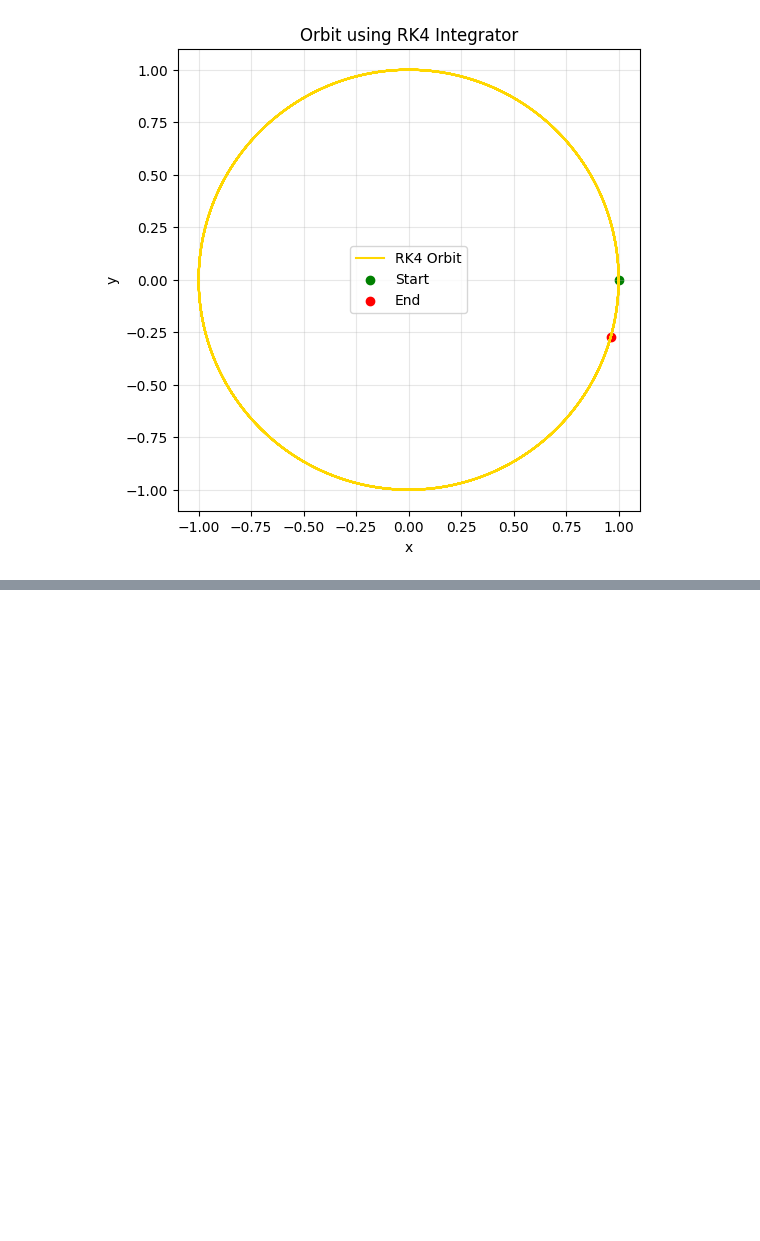
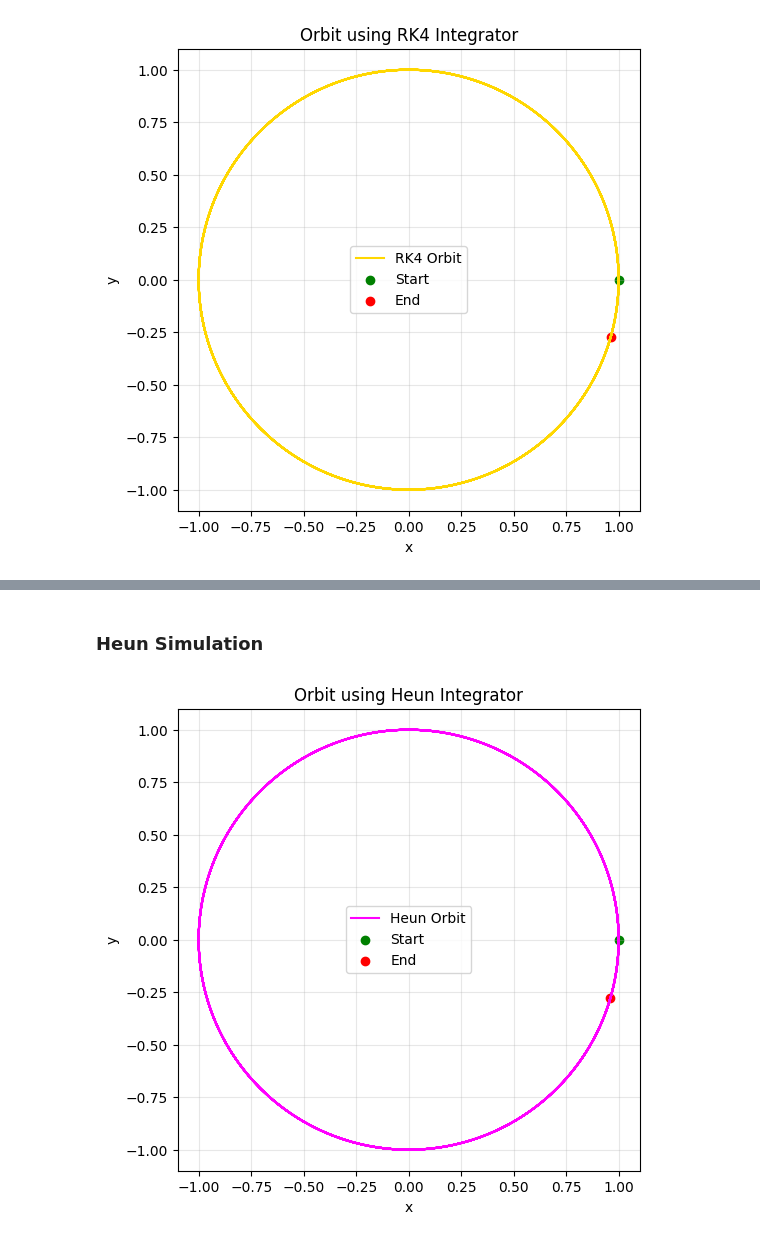
Before and after one commit to swayambel/orbital-integrator-stability, a Jupyter notebook: orbital_integrators.ipynb, the cells around one changed output, grey strips where cells are left out. Cells and saved outputs as stored; diff of their text form; code cells hidden in the pictures; blank space fills up the shorter version.

Commit message:
Simulating Heun integrator

```diff
--- a/orbital_integrators.ipynb
+++ b/orbital_integrators.ipynb
@@ -168,0 +183,52 @@ However, despite its accuracy, RK4 does not preserve the Hamiltonian structure o
+# %% [markdown]
+### Heun Simulation
+# %%
+state = np.array([1.0,0.0,0.0,1.0])
+
+trajectory_heun = []
+
+for _ in range(steps):
+
+    trajectory_heun.append(state[:2])
+
+    state = heun_step(state, dt)
+
+trajectory_heun = np.array(trajectory_heun)
+# %%
+plt.figure(figsize=(6,6))
+
+plt.plot(
+    trajectory_heun[:,0],
+    trajectory_heun[:,1],
+    color="magenta",
+    label="Heun Orbit"
+)
+
+plt.scatter(
+    trajectory_heun[0,0],
+    trajectory_heun[0,1],
+    color="green",
+    label="Start"
+)
+
+plt.scatter(
+    trajectory_heun[-1,0],
+    trajectory_heun[-1,1],
+    color="red",
+    label="End"
+)
+
+plt.gca().set_aspect("equal")
+
+plt.xlabel("x")
+plt.ylabel("y")
+
+plt.title("Orbit using Heun Integrator")
+
+plt.legend()
+
+plt.grid(alpha=0.3)
+
+plt.show()
+# %% [output]
+[figure, added]
```
Also changed, not shown: parts of 2 cells of this notebook.
